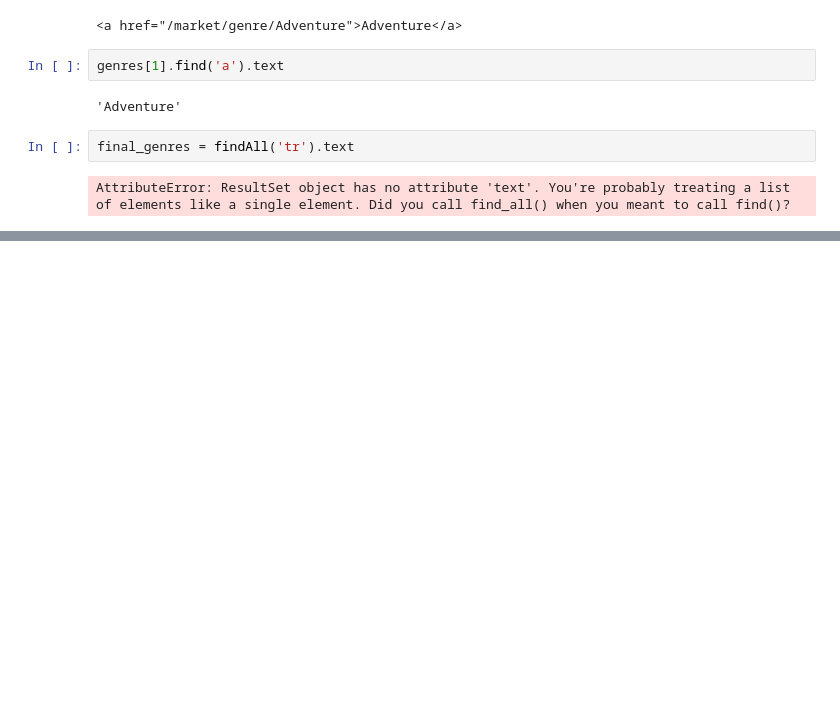
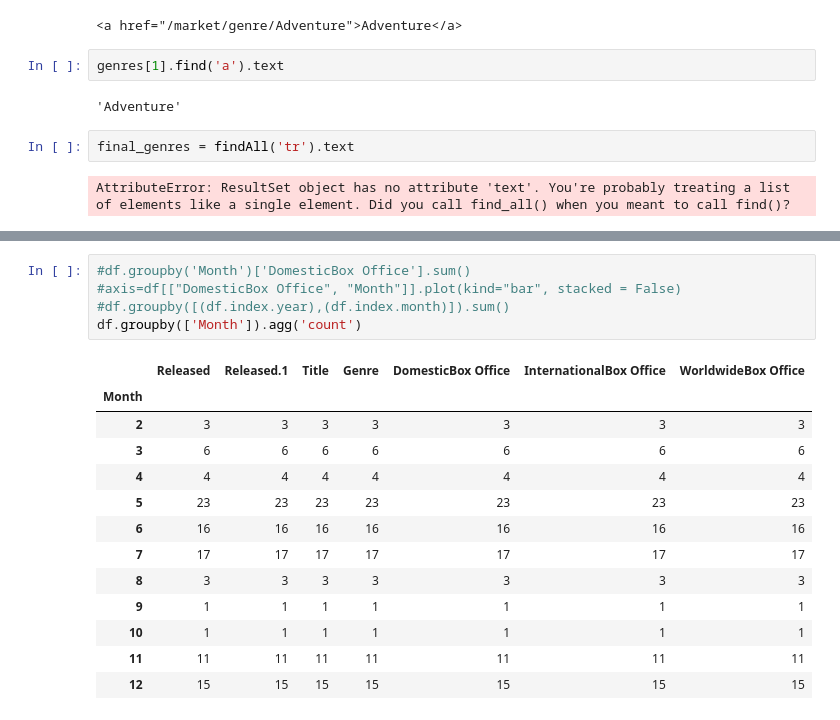
Before and after one commit to Deric-Williamson/Movie-Analysis_Microsoft, a Jupyter notebook: Data-Cleaning.ipynb, the cells around one changed output, grey strips where cells are left out. Cells and saved outputs as stored; diff of their text form; blank space fills up the shorter version.

```diff
--- a/Data-Cleaning.ipynb
+++ b/Data-Cleaning.ipynb
@@ -185,0 +251,19 @@ html_page = requests.get('https://www.the-numbers.com/market/genres') #Make a re
+# %%
+#df.groupby('Month')['DomesticBox Office'].sum()
+#axis=df[["DomesticBox Office", "Month"]].plot(kind="bar", stacked = False)
+#df.groupby([(df.index.year),(df.index.month)]).sum()
+df.groupby(['Month']).agg('count')
+# %% [output]
+|  | Released | Released.1 | Title | Genre | DomesticBox Office | InternationalBox Office | WorldwideBox Office |
+| Month |  |  |  |  |  |  |  |
+| 2 | 3 | 3 | 3 | 3 | 3 | 3 | 3 |
+| 3 | 6 | 6 | 6 | 6 | 6 | 6 | 6 |
+| 4 | 4 | 4 | 4 | 4 | 4 | 4 | 4 |
+| 5 | 23 | 23 | 23 | 23 | 23 | 23 | 23 |
+| 6 | 16 | 16 | 16 | 16 | 16 | 16 | 16 |
+| 7 | 17 | 17 | 17 | 17 | 17 | 17 | 17 |
+| 8 | 3 | 3 | 3 | 3 | 3 | 3 | 3 |
+| 9 | 1 | 1 | 1 | 1 | 1 | 1 | 1 |
+| 10 | 1 | 1 | 1 | 1 | 1 | 1 | 1 |
+| 11 | 11 | 11 | 11 | 11 | 11 | 11 | 11 |
+| 12 | 15 | 15 | 15 | 15 | 15 | 15 | 15 |
```
Also changed, not shown: parts of 10 cells of this notebook.
